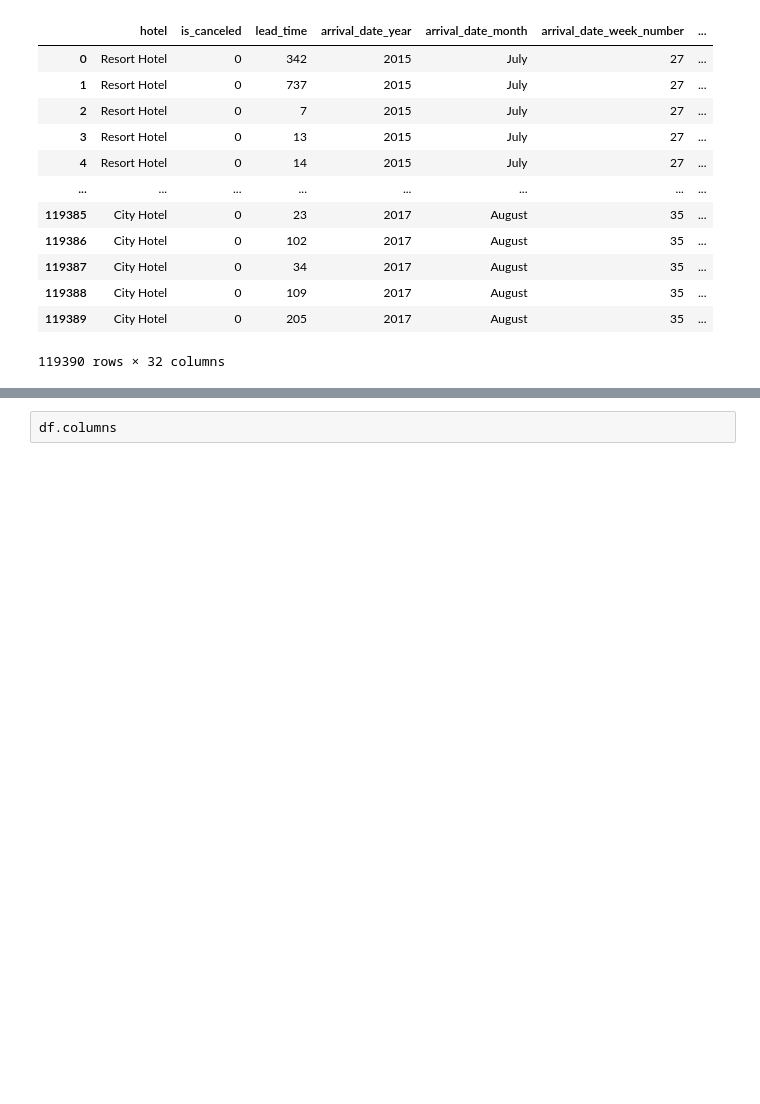
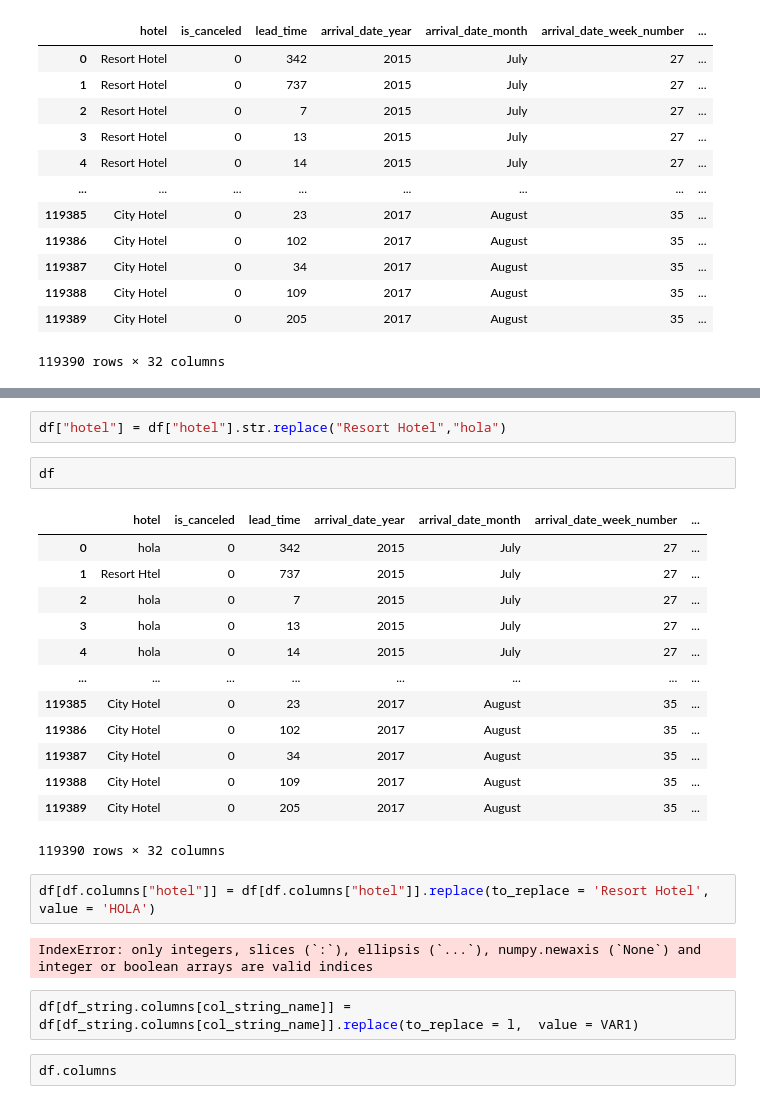
Before and after one commit to IvanPerezAlarcon1/Modelo-predictivo-de-errores-en-los-datos, a Jupyter notebook: Algoritmos python a utilizar/medidas_estadisticas.ipynb, the cells around one changed output, grey strips where cells are left out. Saved outputs shown, nothing was run; the diff lists cells and outputs as text; blank space fills up the shorter version.

```diff
--- a/Algoritmos python a utilizar/medidas_estadisticas.ipynb
+++ b/Algoritmos python a utilizar/medidas_estadisticas.ipynb
@@ -64,3 +119,27 @@ df
+# %%
+df["hotel"] = df["hotel"].str.replace("Resort Hotel","hola")
+# %%
+df
+# %% [output]
+|  | hotel | is_canceled | lead_time | arrival_date_year | arrival_date_month | arrival_date_week_number | ... |
+| 0 | hola | 0 | 342 | 2015 | July | 27 | ... |
+| 1 | Resort Htel | 0 | 737 | 2015 | July | 27 | ... |
+| 2 | hola | 0 | 7 | 2015 | July | 27 | ... |
+| 3 | hola | 0 | 13 | 2015 | July | 27 | ... |
+| 4 | hola | 0 | 14 | 2015 | July | 27 | ... |
+| ... | ... | ... | ... | ... | ... | ... | ... |
+| 119385 | City Hotel | 0 | 23 | 2017 | August | 35 | ... |
+| 119386 | City Hotel | 0 | 102 | 2017 | August | 35 | ... |
+| 119387 | City Hotel | 0 | 34 | 2017 | August | 35 | ... |
+| 119388 | City Hotel | 0 | 109 | 2017 | August | 35 | ... |
+| 119389 | City Hotel | 0 | 205 | 2017 | August | 35 | ... |
+119390 rows × 32 columns
+# %%
+df[df.columns["hotel"]] = df[df.columns["hotel"]].replace(to_replace = 'Resort Hotel', value = 'HOLA')
+# %% [output]
+IndexError: only integers, slices (`:`), ellipsis (`...`), numpy.newaxis (`None`) and integer or boolean arrays are valid indices
+# %%
+df[df_string.columns[col_string_name]] = df[df_string.columns[col_string_name]].replace(to_replace = l,  value = VAR1)
 # %%
 df.columns
 # %% [output]
```
Also changed, not shown: parts of 5 cells of this notebook.
